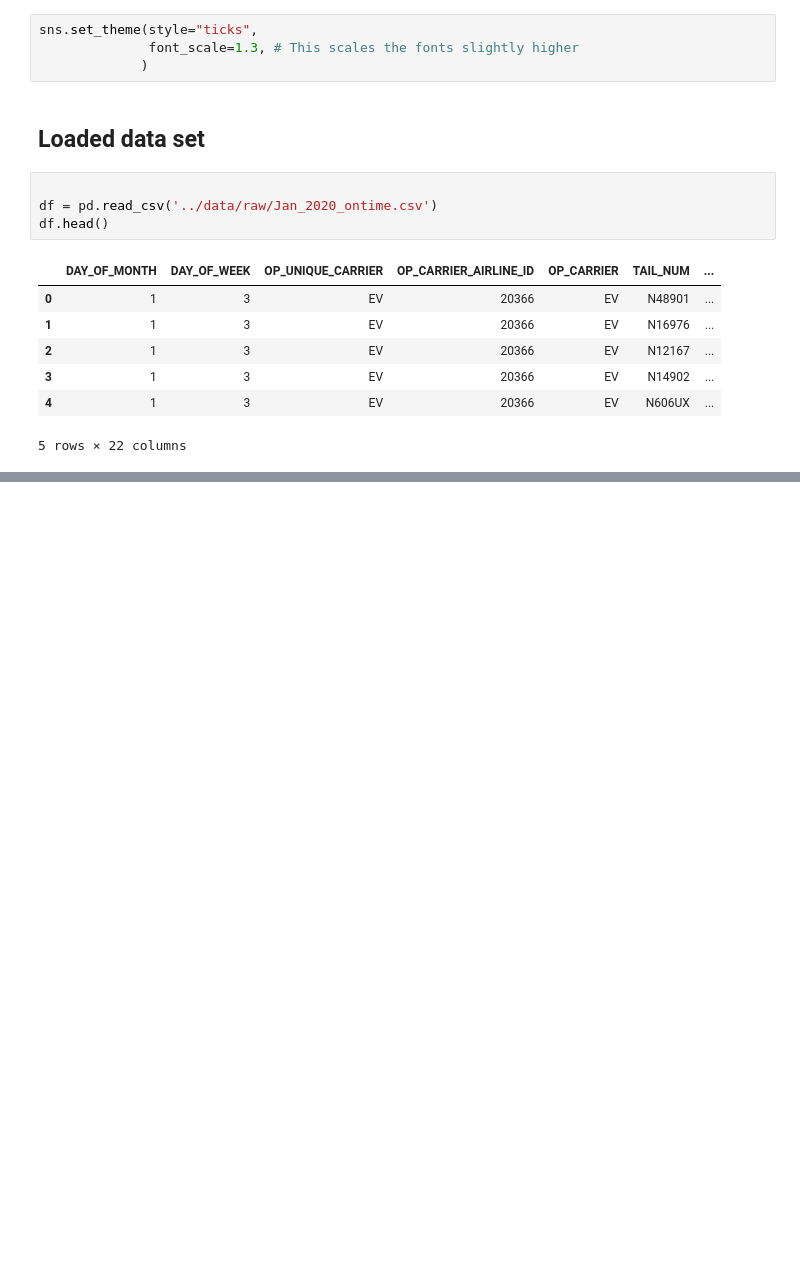
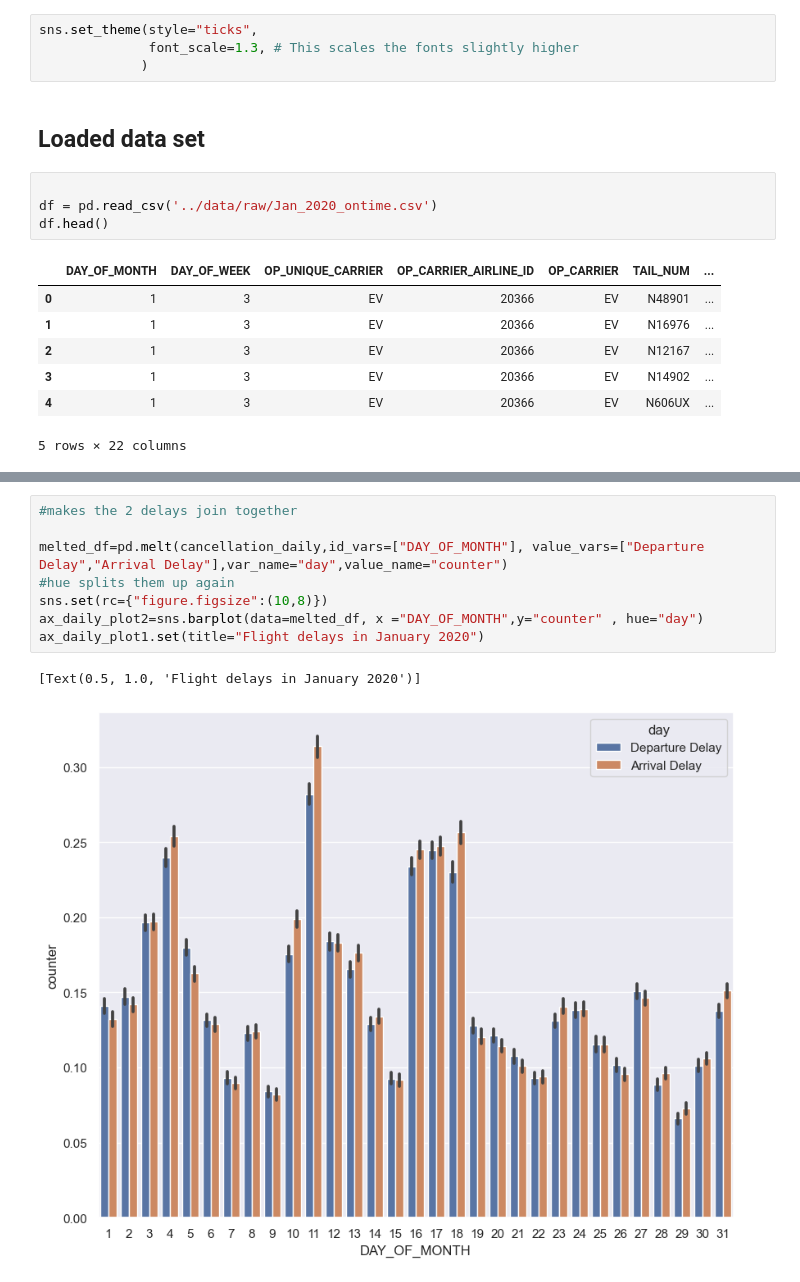
Before and after one commit to ubco-W2022T2-data301/project-group-group05, a Jupyter notebook: analysis/analysis_aakash.ipynb, the cells around one changed output, grey strips where cells are left out. Cells and saved outputs as stored; diff of their text form; blank space fills up the shorter version.

```diff
--- a/analysis/analysis_aakash.ipynb
+++ b/analysis/analysis_aakash.ipynb
@@ -104,0 +108,11 @@ ax_daily_plot1.set(title="Flights adjusted daily", ylabel="Number of flights")
+# %%
+#makes the 2 delays join together
+
+melted_df=pd.melt(cancellation_daily,id_vars=["DAY_OF_MONTH"], value_vars=["Departure Delay","Arrival Delay"],var_name="day",value_name="counter")
+#hue splits them up again
+sns.set(rc={"figure.figsize":(10,8)})
+ax_daily_plot2=sns.barplot(data=melted_df, x ="DAY_OF_MONTH",y="counter" , hue="day")
+ax_daily_plot1.set(title="Flight delays in January 2020")
+# %% [output]
+[Text(0.5, 1.0, 'Flight delays in January 2020')]
+[figure, added]
```
Also changed, not shown: parts of 3 cells of this notebook.
